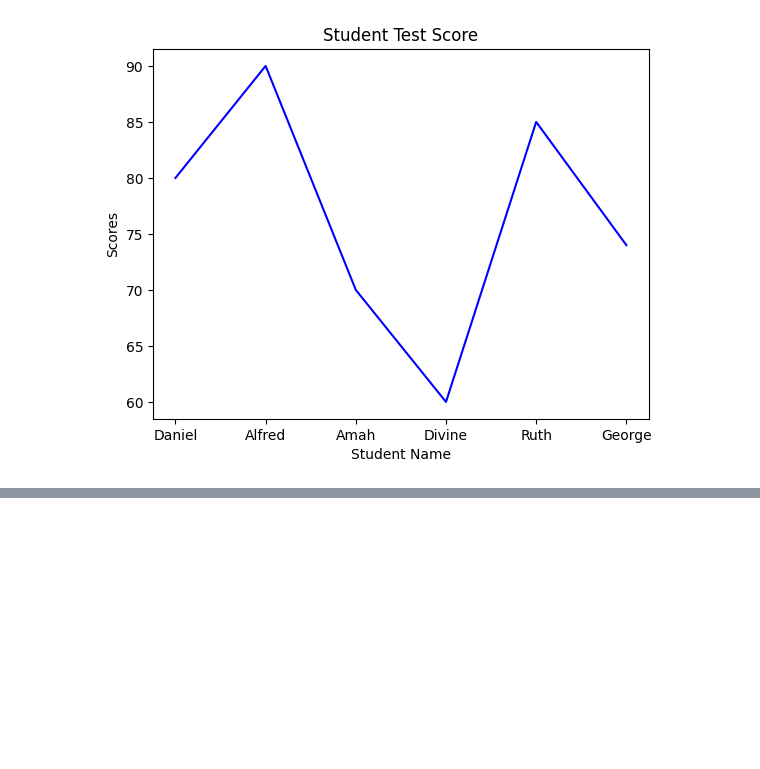
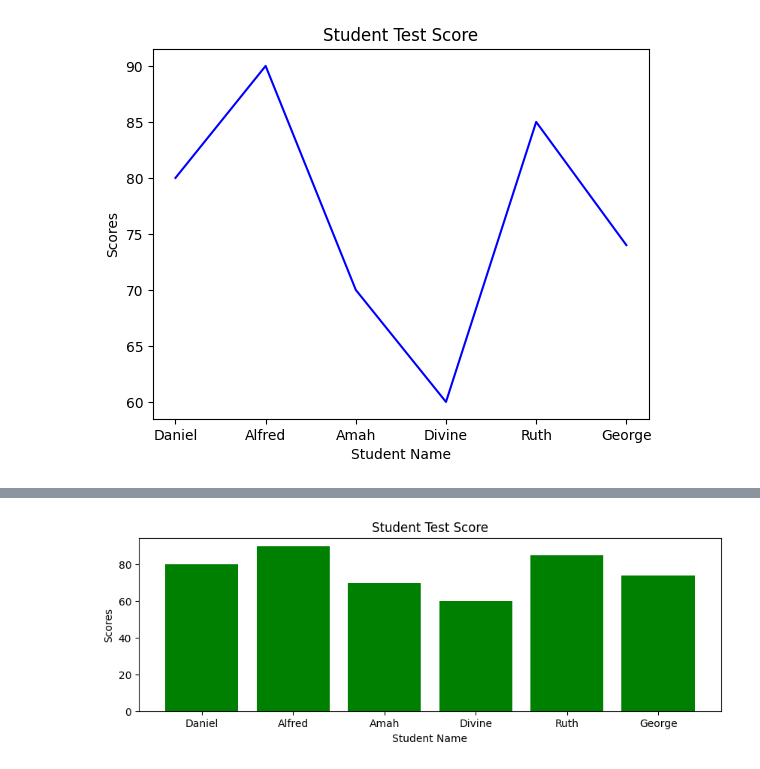
Before and after one commit to joshuatochinwachi/python-cohort-1, a Jupyter notebook: module-2/02_data_visualization_using_Matplotlib_and_Seaborn.ipynb, the cells around one changed output, grey strips where cells are left out. Saved outputs shown, nothing was run; the diff lists cells and outputs as text; code cells hidden in the pictures; blank space fills up the shorter version.

```diff
--- a/module-2/02_data_visualization_using_Matplotlib_and_Seaborn.ipynb
+++ b/module-2/02_data_visualization_using_Matplotlib_and_Seaborn.ipynb
@@ -42,0 +59,11 @@ plt.show()
+# %%
+plt.figure(figsize=(10,3))
+
+plt.bar(student, scores, color = 'green')
+
+plt.title('Student Test Score')
+plt.xlabel('Student Name')
+plt.ylabel('Scores')
+plt.show()
+# %% [output]
+[figure, added]
```
Also changed, not shown: parts of 27 cells of this notebook, 4 other files.
